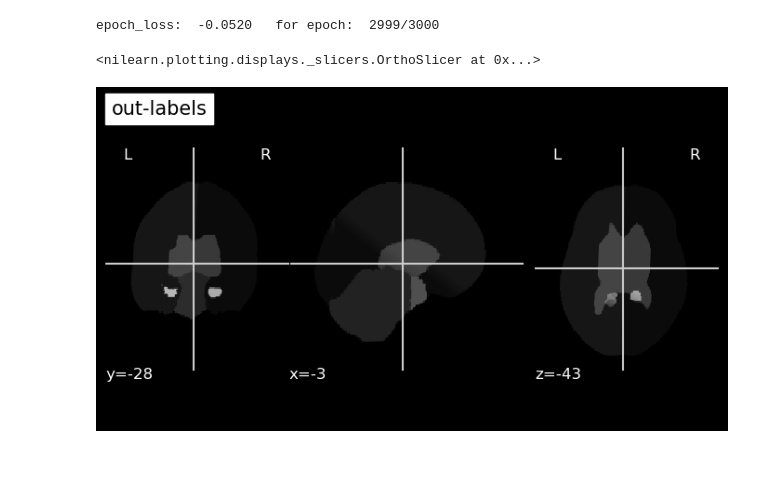
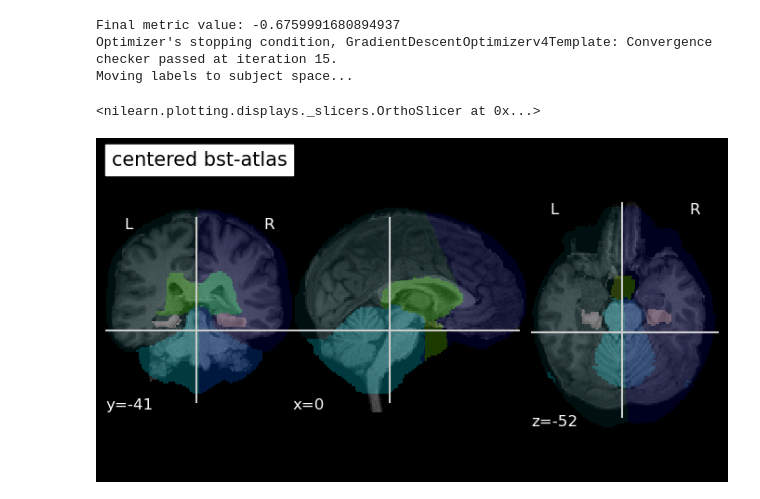
Before and after one commit to ajoshiusc/auto_resection_mask, a Jupyter notebook: main_find_noresection_regions.ipynb, the cells around one changed output. Drawn from its saved outputs; the diff is of its cells as text; code cells hidden in the pictures; blank space fills up the shorter version.

```diff
--- a/main_find_noresection_regions.ipynb
+++ b/main_find_noresection_regions.ipynb
@@ -30,4 +27,16 @@ plot_anat(bst_atlas_labels,title='bst-atlas-labels')
+# %%
+center_and_resample_images(pre_mri, bst_atlas, centered_atlas=cent_bst_atlas,
+                           atlas_labels=bst_atlas_labels, centered_atlas_labels=cent_bst_atlas_labels)
+
+plot_roi(cent_bst_atlas_labels, bg_img=pre_mri, alpha=0.25, title='centered bst-atlas')
+# %% [output]
+Final metric value: -0.6759991680894937
+Optimizer's stopping condition, GradientDescentOptimizerv4Template: Convergence checker passed at iteration 15.
+Moving labels to subject space...
+<nilearn.plotting.displays._slicers.OrthoSlicer at 0x...>
+[figure, added]
 # %%
+
 affine_reg = Aligner()
 
 ddf = "ddf_temp.nii.gz"
@@ -36,7 +45,7 @@ out_labels = "out_labels.nii.gz"
 
 affine_reg.affine_reg(
     fixed_file=pre_mri,
-    moving_file=bst_atlas,
+    moving_file=cent_bst_atlas,
     output_file=out_img,
     ddf_file=ddf,
     loss="mi",
@@ -47,7 +56,7 @@ affine_reg.affine_reg(
 )
 
 
-moving = LoadImage(image_only=True)(bst_atlas_labels)
+moving = LoadImage(image_only=True)(cent_bst_atlas_labels)
 moving = EnsureChannelFirst()(moving)
 
 target = LoadImage(image_only=True)(pre_mri)
@@ -61,10 +70,5 @@ nib.save(
     ).cpu().numpy(), affine_reg.target.affine),
     out_labels,
 )
-# %% [output]
-epoch_loss:  -0.0520   for epoch:  2999/3000
 # %%
-plot_anat(out_labels,title='out-labels')
+plot_roi(out_labels, bg_img=pre_mri, title='out-labels')
-# %% [output]
-<nilearn.plotting.displays._slicers.OrthoSlicer at 0x...>
-[figure, removed]
```
Also changed, not shown: parts of 1 cell of this notebook.
